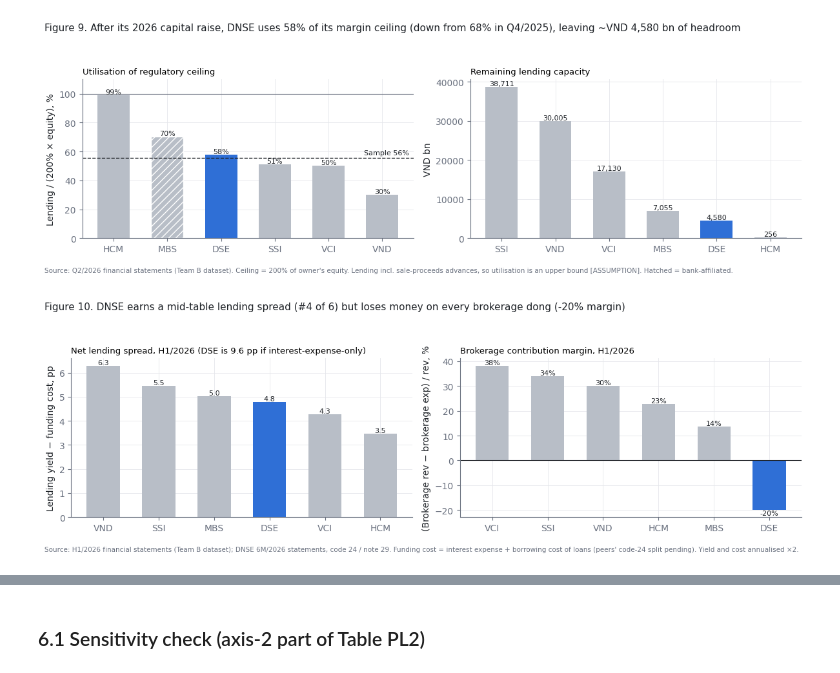
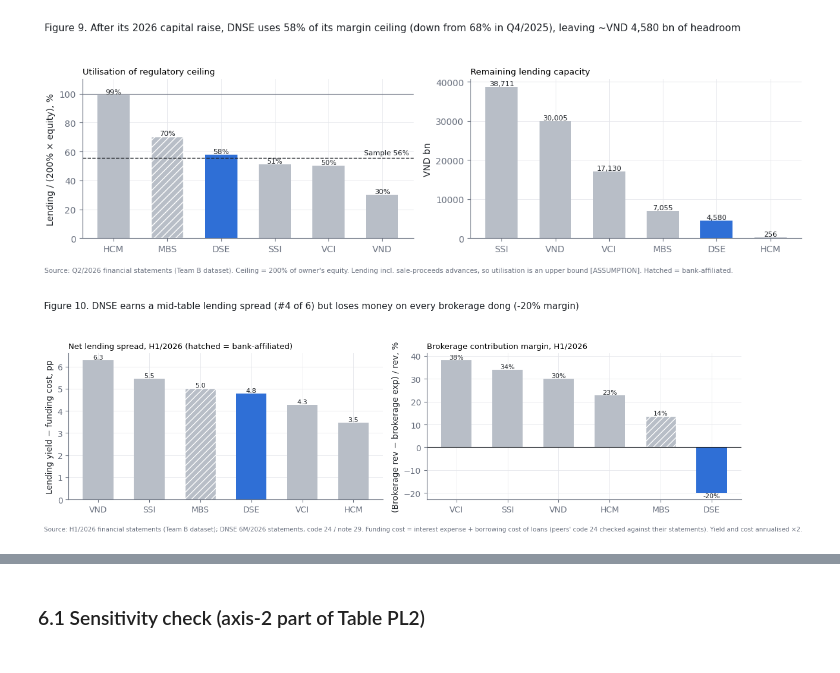
Before and after one commit to Xx-Pumpkin-xX/fba_roadto30_2026, a Jupyter notebook: notebook/B1_axis2_supply_side.ipynb, the cells around one changed output, grey strips where cells are left out. Drawn from its saved outputs; the diff is of its cells as text; code cells hidden in the pictures.

Commit message:
Quarterly FS data, verified sources, merged 2.4 capability & price rule

```diff
--- a/notebook/B1_axis2_supply_side.ipynb
+++ b/notebook/B1_axis2_supply_side.ipynb
@@ -316,6 +383,11 @@ for i, t in enumerate(TICKERS, start=2):
 dse_ds = ds[ds.broker == "DSE"].set_index("quarter").share
 for i, q in enumerate(["Q4/2024", "Q1/2025", "Q2/2025", "Q3/2025", "Q4/2025", "Q1/2026", "Q2/2026"], start=2):
     check(f"DSE deriv share {q}", "2.1_Derivatives", f"O{i}", dse_ds[q])
+dl = pd.read_csv(ROOT / "data/sources/derivatives_share_links.csv", encoding="utf-8-sig").set_index("period")
+for q in ["Q3/2025", "Q4/2025", "Q1/2026", "Q2/2026"]:
+    assert np.isclose(dl.at[q, "dse_share"], dse_ds[q], atol=5e-5), q
+log("D24", "2.1_Derivatives", "O5:O8", "Sources D4-D7 had no link",
+    "Checked against HNX releases (Q3/25, Q4/25, Q2/26) and Vietstock citing HNX (Q1/26): 4/4 match")
 p = deriv_param
 sides_year = p["matched_contracts_h1_26"] * p["dse_share_h1_26"] * p["side_factor"] * p["annualisation"]
 check("deriv revenue low fee (bn/yr)",  "2.3_Derivatives", "G10", sides_year * fee.fee_vnd.min() / 1e9)
@@ -540,26 +625,30 @@ plt.show()
 # %%
 fig, axes = plt.subplots(1, 2, figsize=(12, 4))
 e = eff.sort_values("spread_A_pp", ascending=False)
 bars = axes[0].bar(e.ticker, e.spread_A_pp, color=bar_colors(e.ticker), width=0.6)
+BANK = set(bs.loc[bs.bank_affiliated, "ticker"])
+for bar, t in zip(bars, e.ticker):
+    if t in BANK: bar.set_hatch("///"); bar.set_edgecolor("white")
 axes[0].bar_label(bars, labels=[f"{x:.1f}" for x in e.spread_A_pp], fontsize=8, color=INK)
-dse_B = eff.set_index("ticker").at["DSE", "spread_B_pp"]
 axes[0].set_ylabel("Lending yield − funding cost, pp")
-axes[0].set_title(f"Net lending spread, H1/2026 (DSE is {dse_B:.1f} pp if interest-expense-only)",
+axes[0].set_title("Net lending spread, H1/2026 (hatched = bank-affiliated)",
                   fontsize=9.5, loc="left")
 e2 = eff.sort_values("contrib_margin_h1_26", ascending=False)
 bars = axes[1].bar(e2.ticker, e2.contrib_margin_h1_26 * 100, color=bar_colors(e2.ticker), width=0.6)
+for bar, t in zip(bars, e2.ticker):
+    if t in BANK: bar.set_hatch("///"); bar.set_edgecolor("white")
 axes[1].bar_label(bars, labels=[f"{x:.0%}" for x in e2.contrib_margin_h1_26], fontsize=8, color=INK)
 axes[1].axhline(0, color=INK, lw=0.8)
 axes[1].set_ylabel("(Brokerage rev − brokerage exp) / rev, %")
 axes[1].set_title("Brokerage contribution margin, H1/2026", fontsize=9.5, loc="left")
 ea = eff.set_index("ticker")
 fig.suptitle(f"Figure 10. DNSE earns a mid-table lending spread (#{ea.at['DSE','rank_spread_A']} of 6) "
              f"but loses money on every brokerage dong ({ea.at['DSE','contrib_margin_h1_26']:.0%} margin)",
              x=0.01, ha="left", fontsize=11, color=INK)
 footer(fig, "Source: H1/2026 financial statements (Team B dataset); DNSE 6M/2026 statements, code 24 / note 29. Funding cost = interest "
-            "expense + borrowing cost of loans (peers' code-24 split pending). Yield and cost annualised ×2.")
+            "expense + borrowing cost of loans (peers' code 24 checked against their statements). Yield and cost annualised ×2.")
 fig.tight_layout(rect=(0, 0.05, 1, 0.92))
 fig.savefig(FIG / "Fig10_B1_efficiency.png", dpi=200)
 plt.show()
 # %% [output]
-[figure, old version]
+[figure, new version]
```
Also changed, not shown: parts of 19 cells of this notebook, 26 other files.
